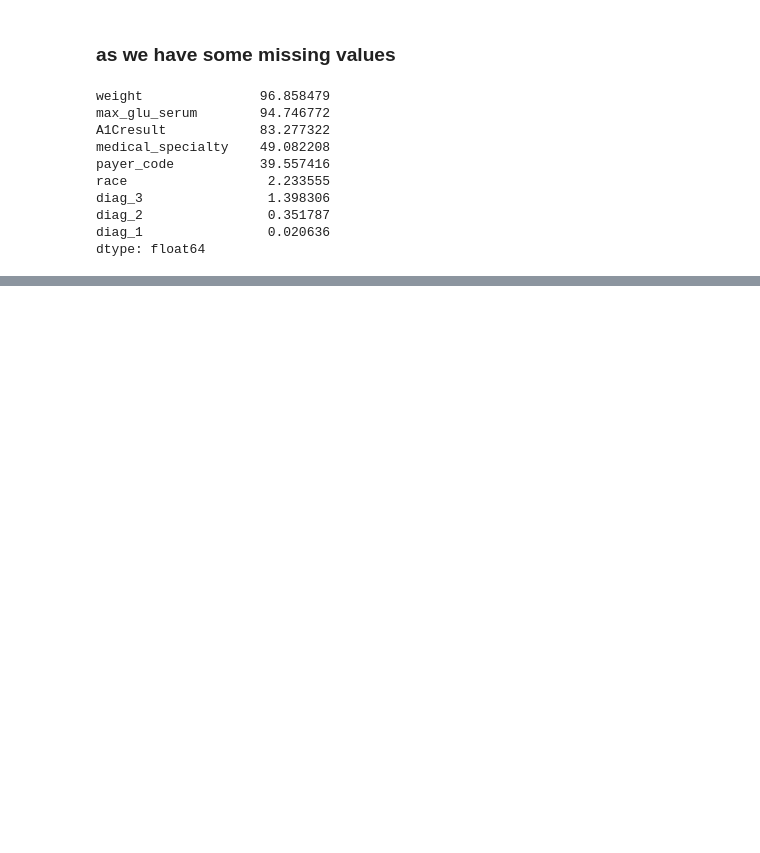
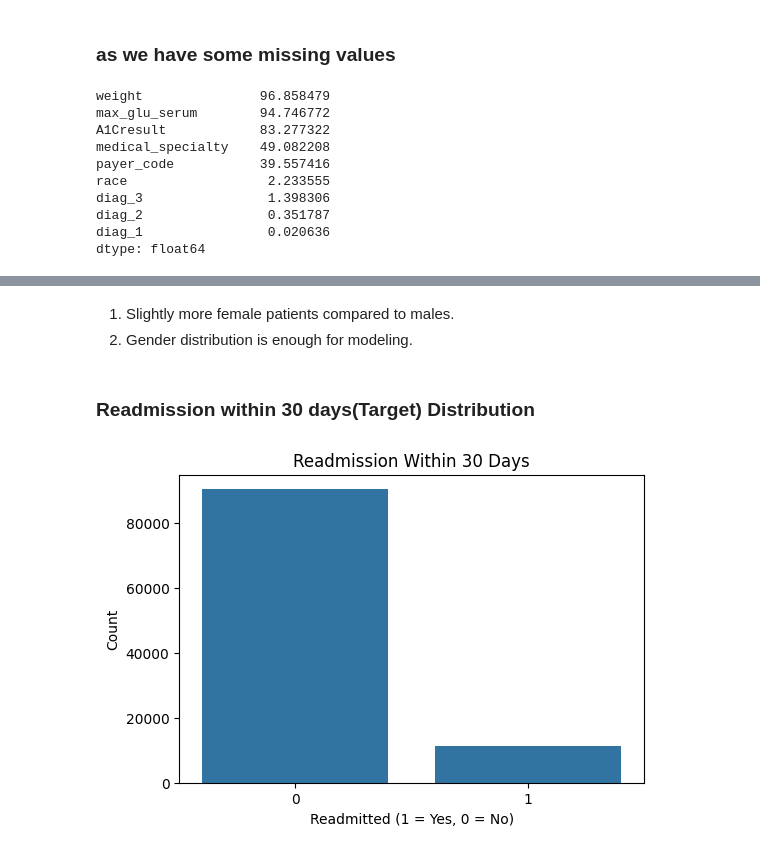
Before and after one commit to Darshan-Deepak/Patient-Readmission-Prediction, a Jupyter notebook: Patient.ipynb, the cells around one changed output, grey strips where cells are left out. Cells and saved outputs as stored; diff of their text form; code cells hidden in the pictures; blank space fills up the shorter version.

Commit message:
Finished training the model and EDA

```diff
--- a/Patient.ipynb
+++ b/Patient.ipynb
@@ -89,0 +177,14 @@ dtype: float64
+# %% [markdown]
+1. Slightly more female patients compared  to males.
+2. Gender distribution is enough for modeling.
+# %% [markdown]
+### Readmission within 30 days(Target) Distribution
+# %%
+plt.figure(figsize=(6,4))
+sns.countplot(x='readmitted_within_30_days', data = patient_data)
+plt.title('Readmission Within 30 Days')
+plt.xlabel('Readmitted (1 = Yes, 0 = No)')
+plt.ylabel('Count')
+plt.show()
+# %% [output]
+[figure, added]
```
Also changed, not shown: parts of 32 cells of this notebook, 7 other files.
